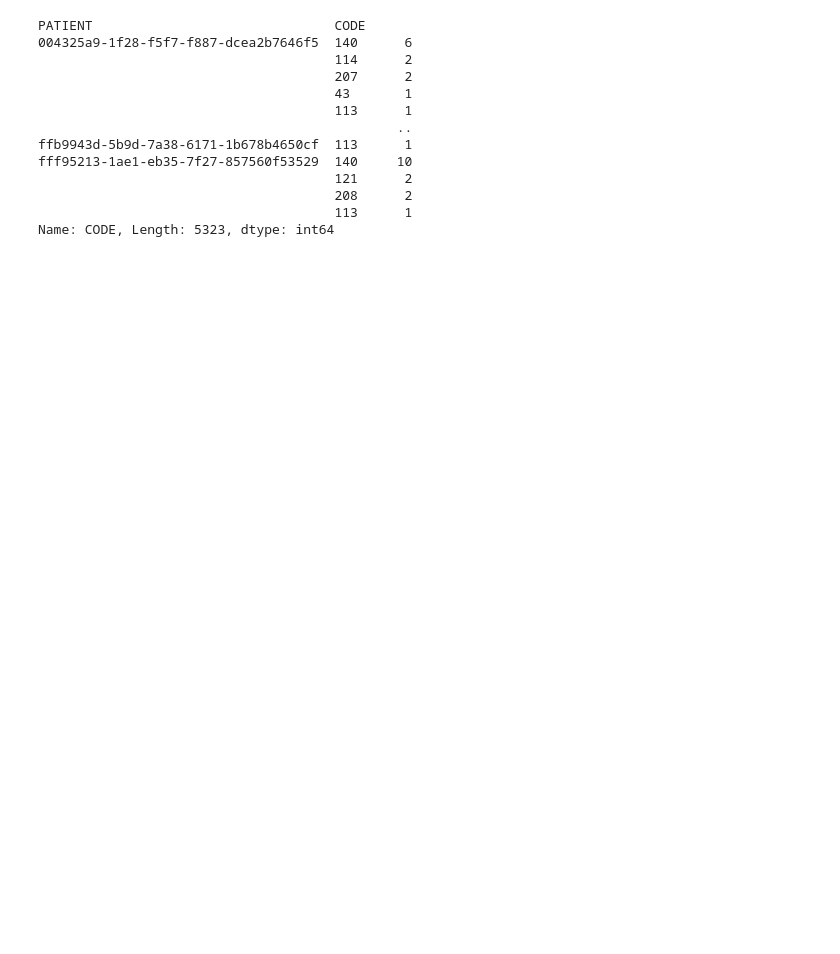
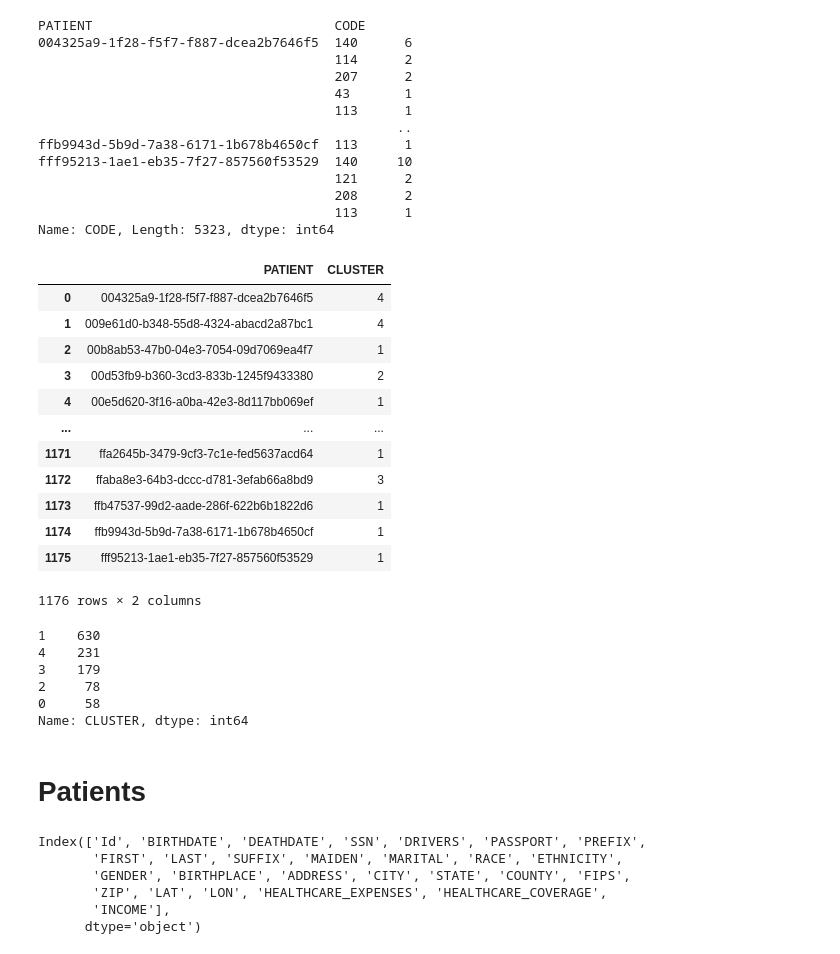
Before and after one commit to bsenst/dtc-de-2023, a Jupyter notebook: notebooks/eda-synthea-dataset.ipynb, the cells around one changed output. Drawn from its saved outputs; the diff is of its cells as text; code cells hidden in the pictures; blank space fills up the shorter version.

```diff
--- a/notebooks/eda-synthea-dataset.ipynb
+++ b/notebooks/eda-synthea-dataset.ipynb
@@ -141,5 +191,6 @@ plt.show()
 # %%
-df_dict["immunizations"].groupby(by="PATIENT")["CODE"].value_counts()
+vacc_cluster = df_dict["immunizations"].groupby(by="PATIENT")["CODE"].value_counts()
+vacc_cluster
 # %% [output]
 PATIENT                               CODE
 004325a9-1f28-f5f7-f887-dcea2b7646f5  140      6
@@ -154,3 +205,62 @@ fff95213-1ae1-eb35-7f27-857560f53529  140     10
                                       208      2
                                       113      1
 Name: CODE, Length: 5323, dtype: int64
+# %%
+unique_codes = list(df_dict["immunizations"]["CODE"].unique())
+
+vacc_cluster_encoded = []
+patient = ["004325a9-1f28-f5f7-f887-dcea2b7646f5"]
+line = [0]*len(unique_codes)
+
+for item in list(vacc_cluster.iteritems()):
+    if patient[-1] != item[0][0]:
+        vacc_cluster_encoded.append(line)
+        line = [0]*len(unique_codes)
+        patient.append(item[0][0])
+    line[unique_codes.index(item[0][1])] = item[1]
+vacc_cluster_encoded.append(line)
+# %%
+from sklearn.cluster import KMeans
+
+n_clusters = 5
+km = KMeans(n_clusters=n_clusters, max_iter=100, n_init=1, verbose=0).fit(vacc_cluster_encoded)
+clustering_results = km.predict(vacc_cluster_encoded)
+# %%
+pat_vacc_cluster = pd.DataFrame()
+pat_vacc_cluster["PATIENT"] = patient
+pat_vacc_cluster["CLUSTER"] = clustering_results
+pat_vacc_cluster
+# %% [output]
+|  | PATIENT | CLUSTER |
+| 0 | 004325a9-1f28-f5f7-f887-dcea2b7646f5 | 4 |
+| 1 | 009e61d0-b348-55d8-4324-abacd2a87bc1 | 4 |
+| 2 | 00b8ab53-47b0-04e3-7054-09d7069ea4f7 | 1 |
+| 3 | 00d53fb9-b360-3cd3-833b-1245f9433380 | 2 |
+| 4 | 00e5d620-3f16-a0ba-42e3-8d117bb069ef | 1 |
+| ... | ... | ... |
+| 1171 | ffa2645b-3479-9cf3-7c1e-fed5637acd64 | 1 |
+| 1172 | ffaba8e3-64b3-dccc-d781-3efab66a8bd9 | 3 |
+| 1173 | ffb47537-99d2-aade-286f-622b6b1822d6 | 1 |
+| 1174 | ffb9943d-5b9d-7a38-6171-1b678b4650cf | 1 |
+| 1175 | fff95213-1ae1-eb35-7f27-857560f53529 | 1 |
+1176 rows × 2 columns
+# %%
+pat_vacc_cluster["CLUSTER"].value_counts()
+# %% [output]
+1    630
+4    231
+3    179
+2     78
+0     58
+Name: CLUSTER, dtype: int64
+# %% [markdown]
+# Patients
+# %%
+df_dict["patients"].columns
+# %% [output]
+Index(['Id', 'BIRTHDATE', 'DEATHDATE', 'SSN', 'DRIVERS', 'PASSPORT', 'PREFIX',
+       'FIRST', 'LAST', 'SUFFIX', 'MAIDEN', 'MARITAL', 'RACE', 'ETHNICITY',
+       'GENDER', 'BIRTHPLACE', 'ADDRESS', 'CITY', 'STATE', 'COUNTY', 'FIPS',
+       'ZIP', 'LAT', 'LON', 'HEALTHCARE_EXPENSES', 'HEALTHCARE_COVERAGE',
+       'INCOME'],
+      dtype='object')
```
Also changed, not shown: parts of 19 cells of this notebook.
